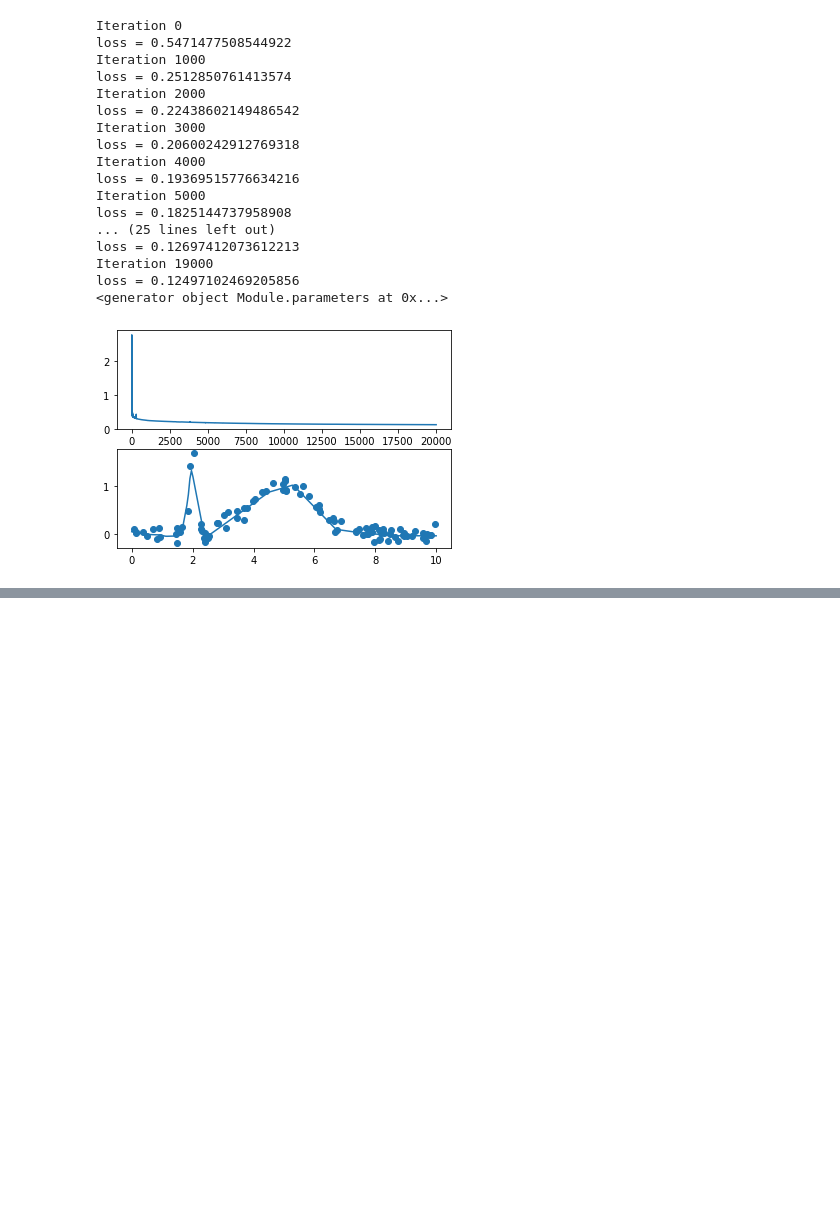
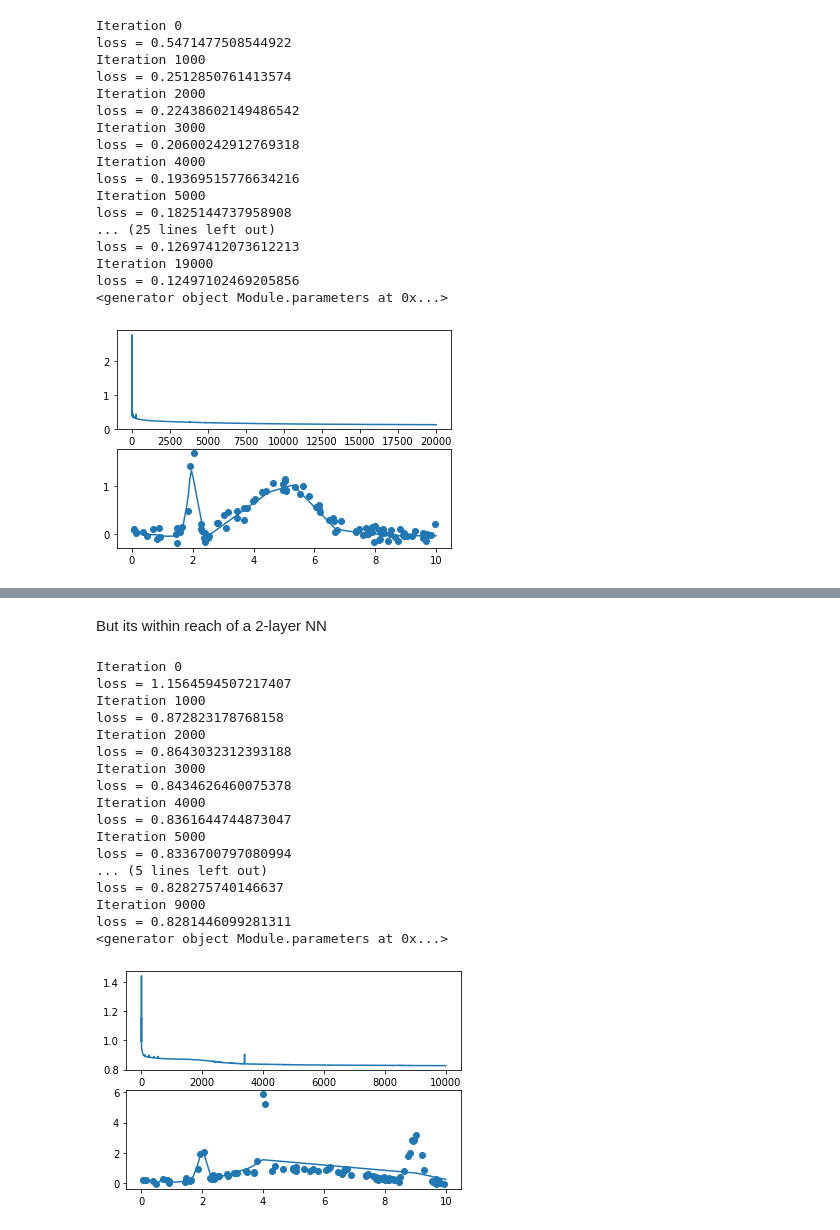
Before and after one commit to rhiju/rna_lores2, a Jupyter notebook: 0_Simple_1D_fit.ipynb, the cells around one changed output, grey strips where cells are left out. Cells and saved outputs as stored; diff of their text form; code cells hidden in the pictures; blank space fills up the shorter version.

```diff
--- a/0_Simple_1D_fit.ipynb
+++ b/0_Simple_1D_fit.ipynb
@@ -399,0 +440,33 @@ loss = 0.12497102469205856
+# %% [markdown]
+But its within reach of a 2-layer NN
+# %%
+net = torch.nn.Sequential(
+        torch.nn.Linear(1, 20),
+        torch.nn.LeakyReLU(),
+        torch.nn.Linear(20, 10),
+        torch.nn.LeakyReLU(),
+        torch.nn.Linear(10, 1),
+    )
+learning_rate = 5e-2
+#opt = torch.optim.SGD(net.parameters(), lr=learning_rate, momentum=0.5)
+opt = torch.optim.Adagrad(net.parameters(), lr=learning_rate)
+train_model(x,y3,net,opt,10000)
+# %% [output]
+Iteration 0
+loss = 1.1564594507217407
+Iteration 1000
+loss = 0.872823178768158
+Iteration 2000
+loss = 0.8643032312393188
+Iteration 3000
+loss = 0.8434626460075378
+Iteration 4000
+loss = 0.8361644744873047
+Iteration 5000
+loss = 0.8336700797080994
+... (5 lines left out)
+loss = 0.828275740146637
+Iteration 9000
+loss = 0.8281446099281311
+<generator object Module.parameters at 0x...>
+[figure, added]
```
Also changed, not shown: parts of 11 cells of this notebook.
